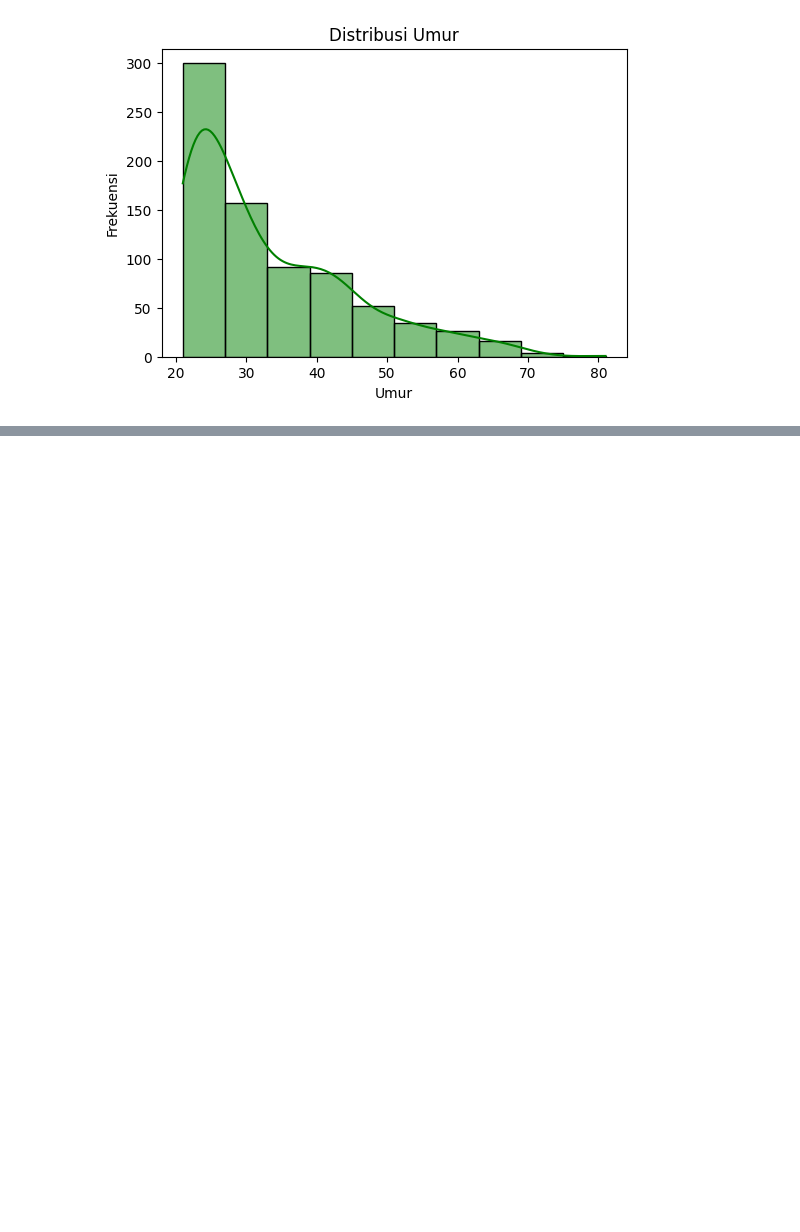
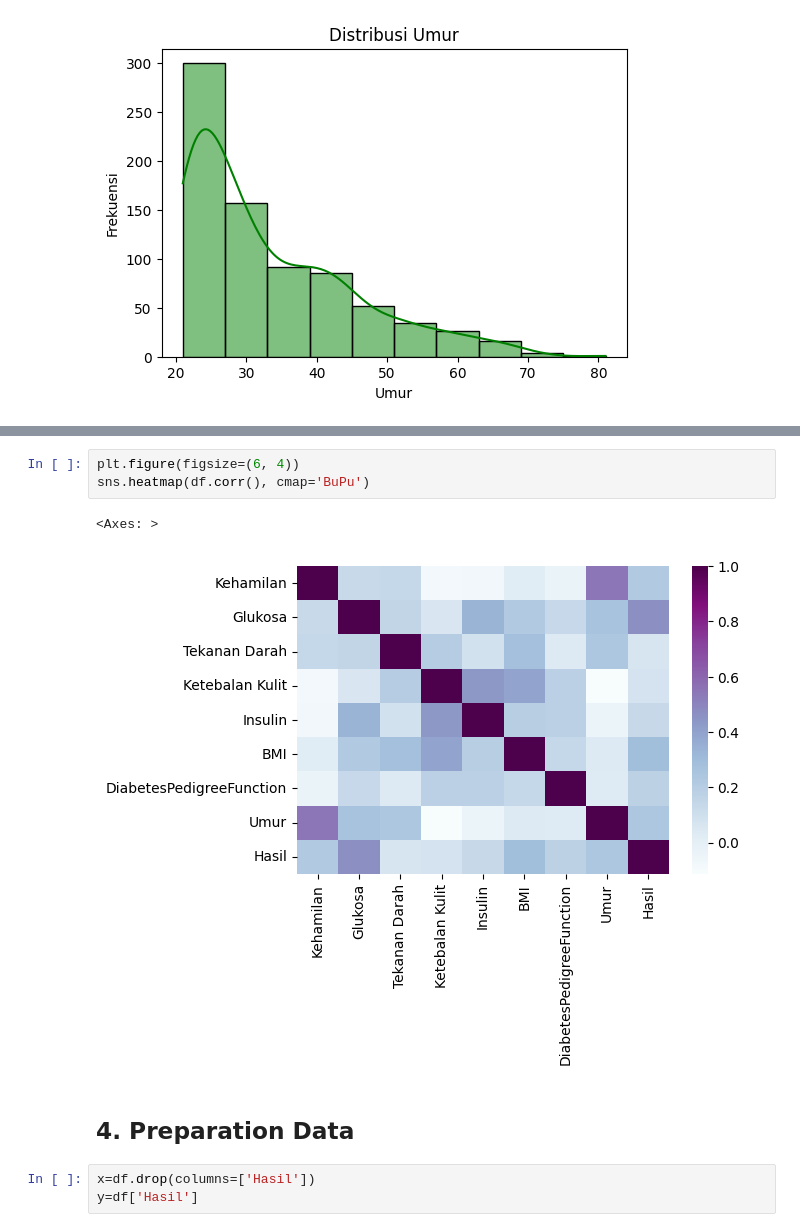
Before and after one commit to finaali/Project, a Jupyter notebook: Diabetes_SVM.ipynb, the cells around one changed output, grey strips where cells are left out. Cells and saved outputs as stored; diff of their text form; blank space fills up the shorter version.

```diff
--- a/Diabetes_SVM.ipynb
+++ b/Diabetes_SVM.ipynb
@@ -151,0 +182,11 @@ df['']
+# %%
+plt.figure(figsize=(6, 4))
+sns.heatmap(df.corr(), cmap='BuPu')
+# %% [output]
+<Axes: >
+[figure, added]
+# %% [markdown]
+## 4. Preparation Data
+# %%
+x=df.drop(columns=['Hasil'])
+y=df['Hasil']
```
Also changed, not shown: parts of 4 cells of this notebook.
